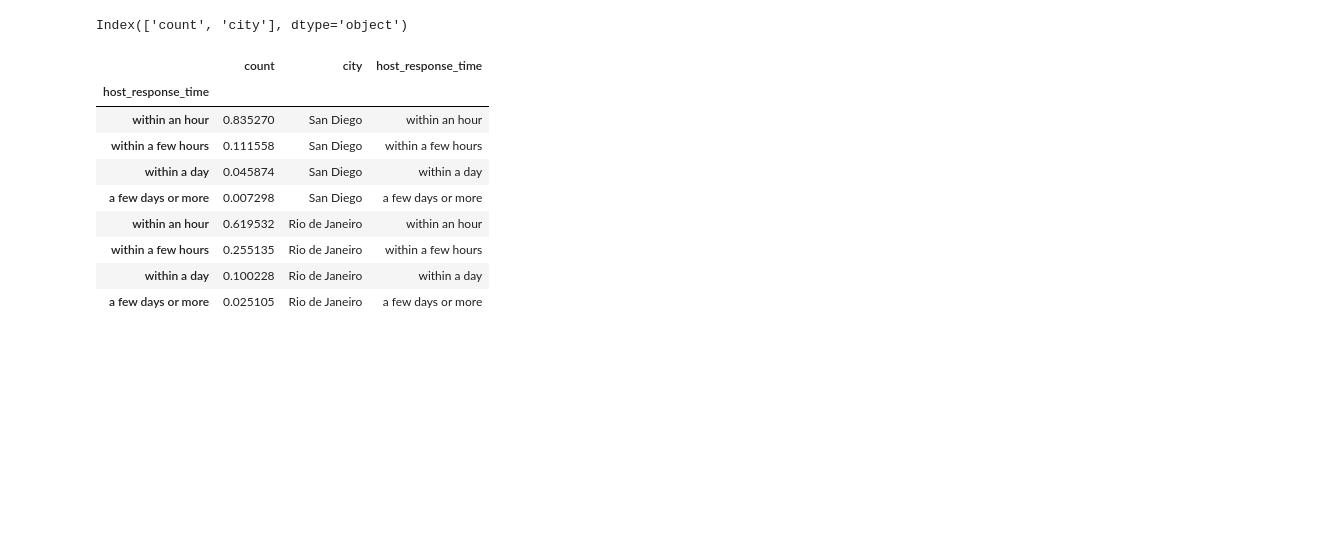
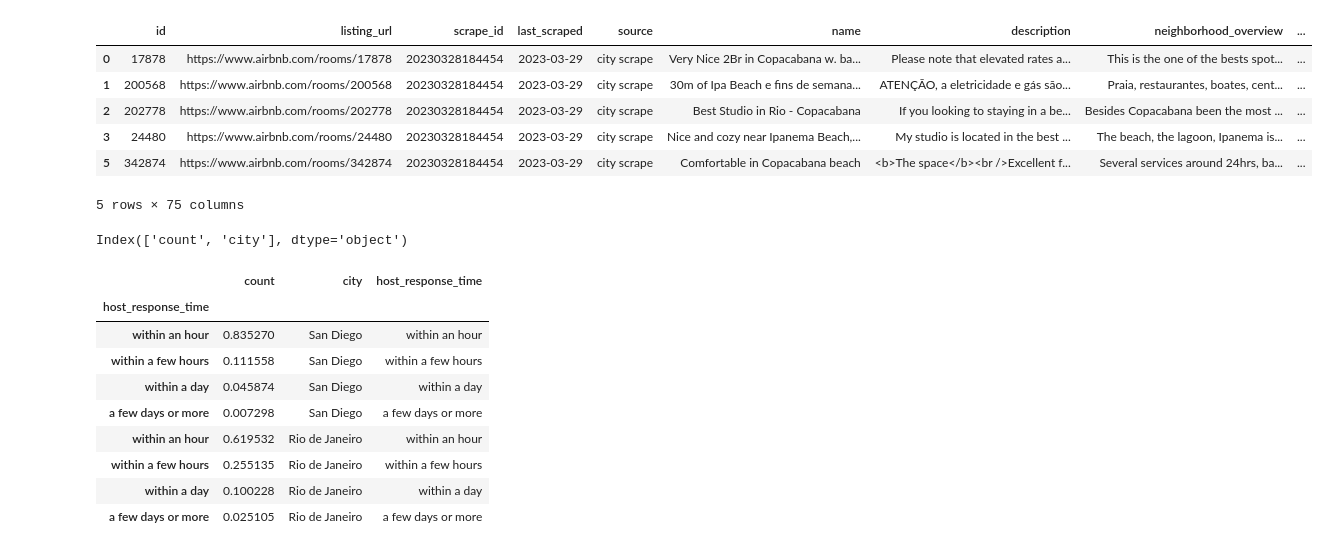
Before and after one commit to mulhermaonocodigo/data_science_introduction, a Jupyter notebook: airbnb_analysis.ipynb, the cells around one changed output. Drawn from its saved outputs; the diff is of its cells as text; code cells hidden in the pictures; blank space fills up the shorter version.

```diff
--- a/airbnb_analysis.ipynb
+++ b/airbnb_analysis.ipynb
@@ -54,6 +59,16 @@ columns_name = [  'host_about',
 #removing nan values
 df_diego_small = removing_nan(df_diego, columns_name)
 df_rio_small = removing_nan(df_rio, columns_name)
+# %%
+df_rio_small.head()
+# %% [output]
+|  | id | listing_url | scrape_id | last_scraped | source | name | description | neighborhood_overview | ... |
+| 0 | 17878 | https://www.airbnb.com/rooms/17878 | 20230328184454 | 2023-03-29 | city scrape | Very Nice 2Br in Copacabana w. ba... | Please note that elevated rates a... | This is the one of the bests spot... | ... |
+| 1 | 200568 | https://www.airbnb.com/rooms/200568 | 20230328184454 | 2023-03-29 | city scrape | 30m of Ipa Beach e fins de semana... | ATENÇÃO, a eletricidade e gás são... | Praia, restaurantes, boates, cent... | ... |
+| 2 | 202778 | https://www.airbnb.com/rooms/202778 | 20230328184454 | 2023-03-29 | city scrape | Best Studio in Rio - Copacabana | If you looking to staying in a be... | Besides Copacabana been the most ... | ... |
+| 3 | 24480 | https://www.airbnb.com/rooms/24480 | 20230328184454 | 2023-03-29 | city scrape | Nice and cozy near Ipanema Beach,... | My studio is located in the best ... | The beach, the lagoon, Ipanema is... | ... |
+| 5 | 342874 | https://www.airbnb.com/rooms/342874 | 20230328184454 | 2023-03-29 | city scrape | Comfortable in Copacabana beach | <b>The space</b><br />Excellent f... | Several services around 24hrs, ba... | ... |
+5 rows × 75 columns
 # %%
 #first analysis - How long Rio hosts return a response?
 response_time_diego=  df_diego_small['host_response_time'].value_counts().reset_index()
```
Also changed, not shown: parts of 22 cells of this notebook, 2 other files.
